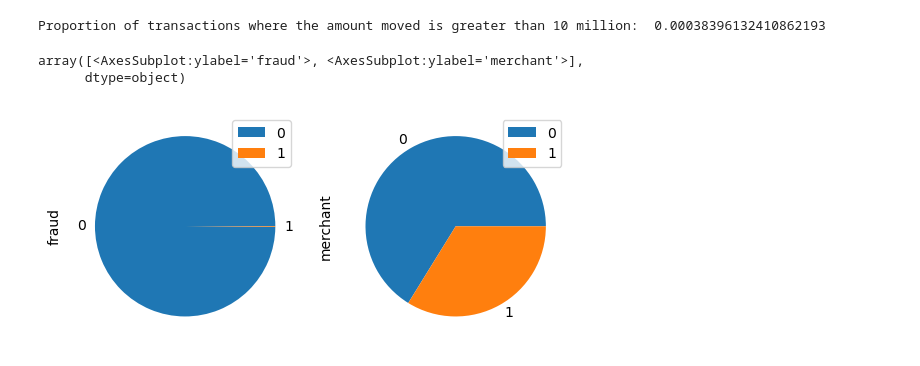
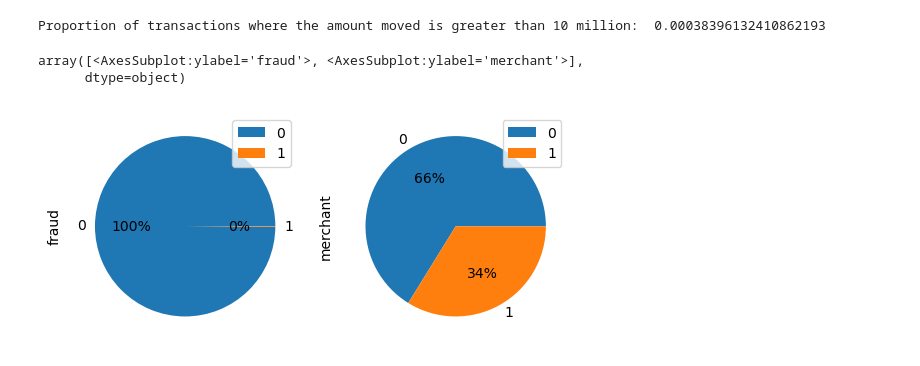
Before and after one commit to judymao/fintech, a Jupyter notebook: EDA.ipynb, the cells around one changed output. Saved outputs shown, nothing was run; the diff lists cells and outputs as text; code cells hidden in the pictures.

```diff
--- a/EDA.ipynb
+++ b/EDA.ipynb
@@ -158,19 +158,6 @@ eda['payNetZero'] = ((abs(eda.balChangeOrig + eda.balChangeDest) < 1e-5) | (eda.
 # %%
 # Hour of day
 eda['hour'] = eda.step % 24
-# %%
-# Get total number transactions per hour
-transact_per_step = eda[['step', 'isFraud']].groupby('step').agg(['count',
-                                                                 'sum']).reset_index()
-
-# Get number of transactions in the previous hour
-transact = pd.DataFrame({})
-transact['step'] = transact_per_step['step']
-transact['numTransact'] = transact_per_step.isFraud['count']
-transact['numTransactLag1'] = transact_per_step.isFraud['count'].shift(1)
-transact['numFraudLag1'] = transact_per_step.isFraud['sum'].shift(1)
-
-eda = eda.merge(transact, on='step')
 # %%
 # If destination account has a previous transaction, get their previous transaction type and amount
 eda['prevType'] = eda.groupby('nameDest')['type'].shift(1)
@@ -354,10 +352,10 @@ Proportion of transactions where the amount moved is greater than 10 million:  0
 # %%
 pie_df = pd.DataFrame({'fraud': [y.count()-y.sum(), y.sum()],
                        'merchant': [X.merchant.count() - X.merchant.sum(), X.merchant.sum()]})
 
 # Checking for balance in target
-pie_df.plot(kind='pie', subplots=True)
+pie_df.plot(kind='pie', subplots=True, autopct='%1.0f%%')
 # %% [output]
 array([<AxesSubplot:ylabel='fraud'>, <AxesSubplot:ylabel='merchant'>],
       dtype=object)
-[figure, old version]
+[figure, new version]
```
Also changed, not shown: parts of 10 cells of this notebook.
